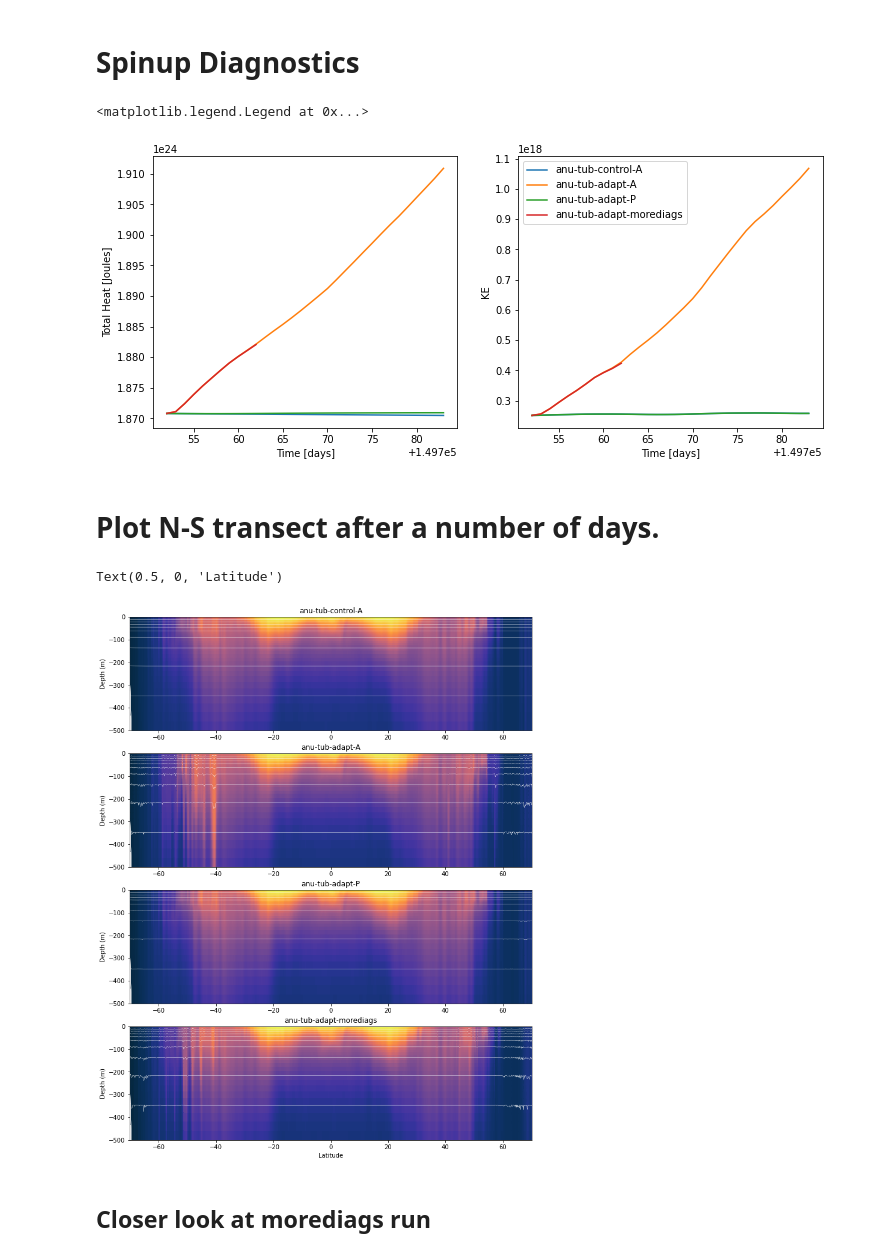
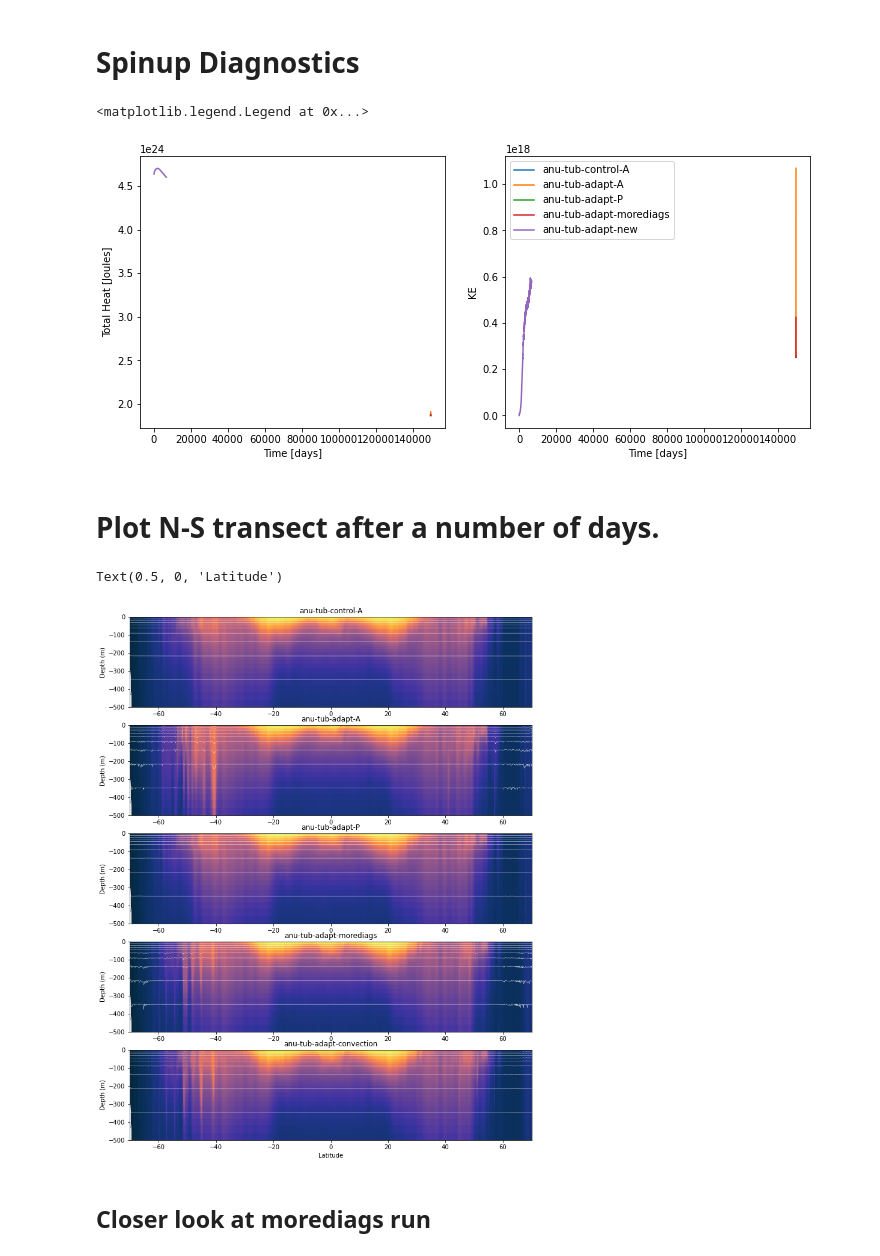
Before and after one commit to AndyHoggANU/anu-tub, a Jupyter notebook: diagnostics/Adaptivity_Tests.ipynb, the cells around one changed output. Drawn from its saved outputs; the diff is of its cells as text; code cells hidden in the pictures.

```diff
--- a/diagnostics/Adaptivity_Tests.ipynb
+++ b/diagnostics/Adaptivity_Tests.ipynb
@@ -10,7 +10,7 @@ import netCDF4 as nc
 import xarray as xr
 import cmocean as cm
 # %%
-db = 'anu-tub.db'
+db = '/g/data/x77/amh157/anu-tub/diagnostics/anu-tub.db'
 session=cc.database.create_session(db)
 # %% [raw]
 client = Client(n_workers=4)
@@ -44,7 +44,7 @@ client
 # %% [markdown]
 # Spinup Diagnostics
 # %%
-experiments=['anu-tub-control-A','anu-tub-adapt-A','anu-tub-adapt-P','anu-tub-adapt-morediags']
+experiments=['anu-tub-control-A','anu-tub-adapt-A','anu-tub-adapt-P','anu-tub-adapt-morediags','anu-tub-adapt-new']
 # %%
 fig, ax = plt.subplots(1,2,figsize=(12,5))
 
@@ -62,36 +62,36 @@ for experiment in experiments:
 plt.legend()
 # %% [output]
 <matplotlib.legend.Legend at 0x...>
-[figure, old version]
+[figure, new version]
 # %% [markdown]
 # Plot N-S transect after a number of days.
 # %%
-fig, ax = plt.subplots(4,1,figsize=(12,16))
+fig, ax = plt.subplots(5,1,figsize=(12,16))
 vlev = np.linspace(-2,32,34)
 
 i=0
 timeslice = -1
 for experiment in experiments:
     harray = cc.querying.getvar(experiment, 'h', session,ncfile='prog.nc')
     tarray = cc.querying.getvar(experiment, 'temp', session,ncfile='prog.nc')
 
 
 
     h1 = harray.isel(Time=timeslice).isel(xh=30).cumsum('zl')
     for p in range(15):
         ax[i].plot(h1.yh,-h1.isel(zl=p*5),color='w',linewidth=0.4)
 
     t1 = tarray.isel(Time=timeslice).isel(xh=30)
     ax[i].pcolormesh(t1.yh,-h1,t1,cmap=cm.cm.thermal)
     ax[i].set_ylim([-500,0])
     ax[i].set_ylabel('Depth (m)')
     ax[i].set_title(experiment)
     i+=1
 
 ax[i-1].set_xlabel('Latitude')
 # %% [output]
 Text(0.5, 0, 'Latitude')
-[figure, old version]
+[figure, new version]
 # %% [markdown]
 ## Closer look at morediags run
 # %%
```
Also changed, not shown: parts of 1 cell of this notebook, 3 other files.
